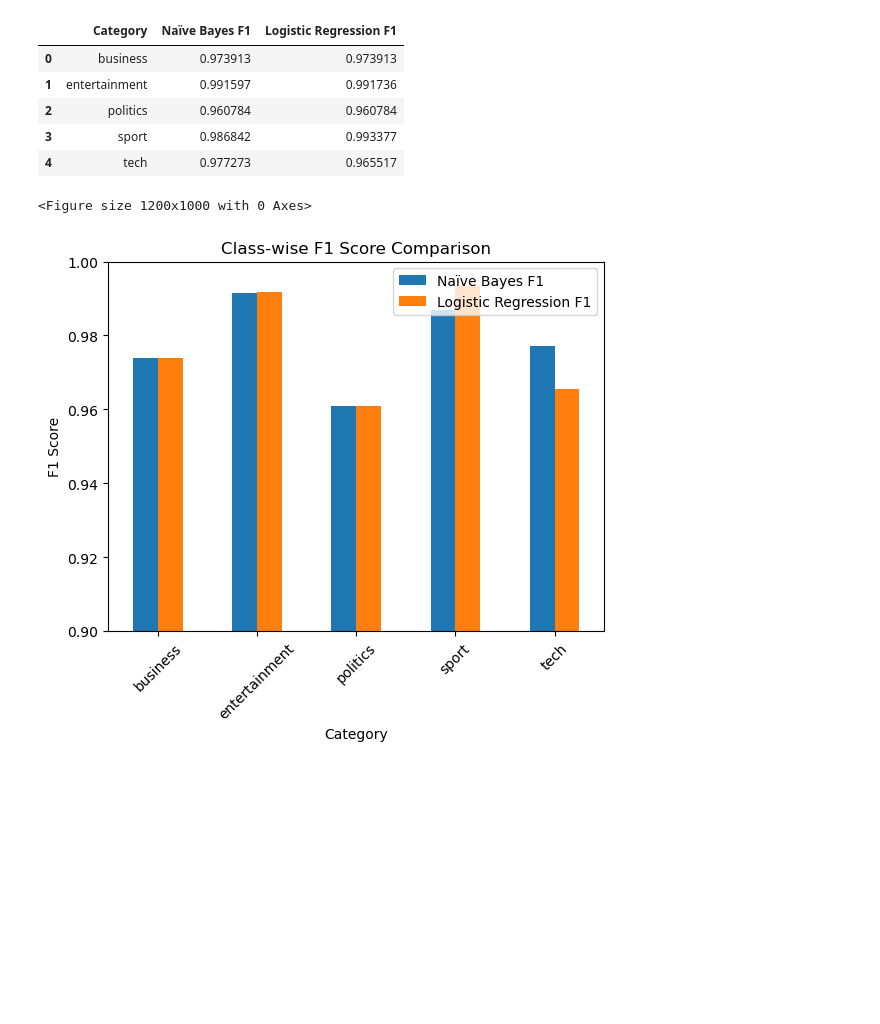
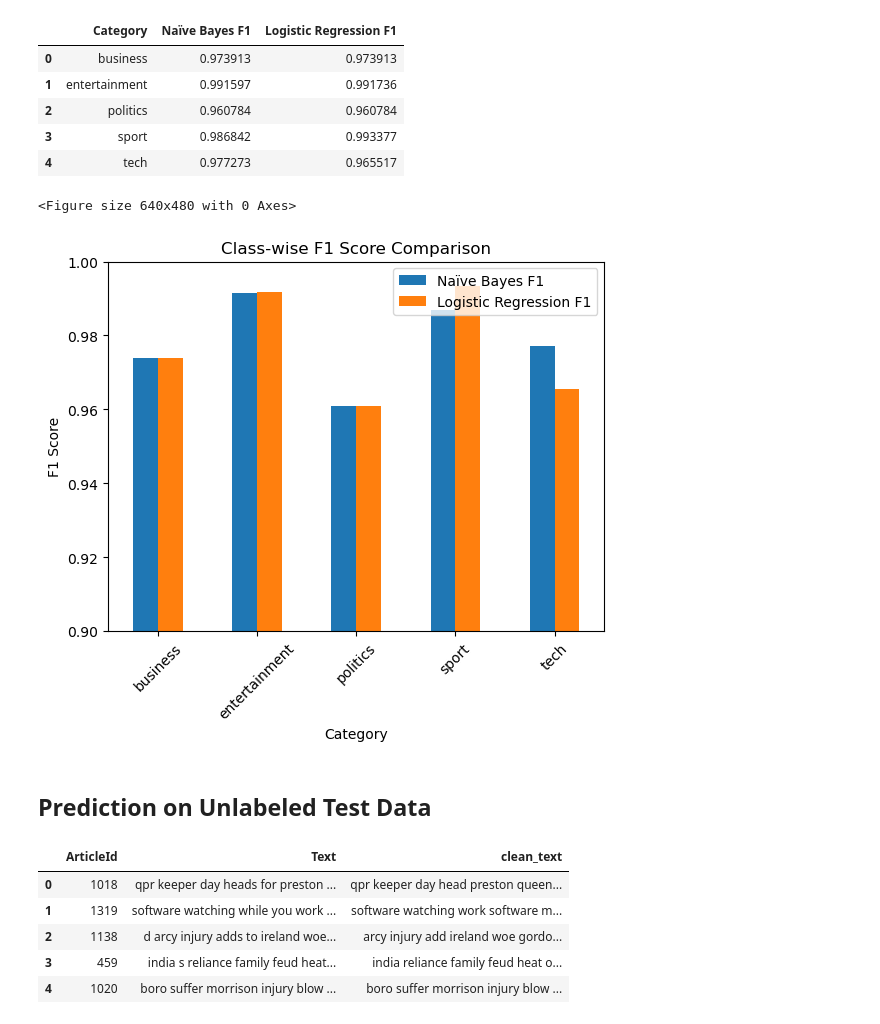
Before and after one commit to thapanirajan/AML_Coursework, a Jupyter notebook: Untitled.ipynb, the cells around one changed output. Cells and saved outputs as stored; diff of their text form; code cells hidden in the pictures; blank space fills up the shorter version.

```diff
--- a/Untitled.ipynb
+++ b/Untitled.ipynb
@@ -505,7 +505,7 @@ class_f1_df
 | 3 | sport | 0.986842 | 0.993377 |
 | 4 | tech | 0.977273 | 0.965517 |
 # %%
-plt.figure(figsize=(12,10))
+plt.figure()
 class_f1_df.set_index("Category").plot(kind="bar")
 plt.title("Class-wise F1 Score Comparison")
 plt.ylabel("F1 Score")
@@ -513,5 +513,7 @@ plt.ylim(0.9, 1.0)
 plt.xticks(rotation=45)
 plt.show()
 # %% [output]
-<Figure size 1200x1000 with 0 Axes>
+<Figure size 640x480 with 0 Axes>
 [figure]
+# %% [markdown]
+## Prediction on Unlabeled Test Data
@@ -517,0 +526,9 @@ plt.show()
+# %%
+test_df.head()
+# %% [output]
+|  | ArticleId | Text | clean_text |
+| 0 | 1018 | qpr keeper day heads for preston ... | qpr keeper day head preston queen... |
+| 1 | 1319 | software watching while you work ... | software watching work software m... |
+| 2 | 1138 | d arcy injury adds to ireland woe... | arcy injury add ireland woe gordo... |
+| 3 | 459 | india s reliance family feud heat... | india reliance family feud heat o... |
+| 4 | 1020 | boro suffer morrison injury blow ... | boro suffer morrison injury blow ... |
```
Also changed, not shown: parts of 6 cells of this notebook.
